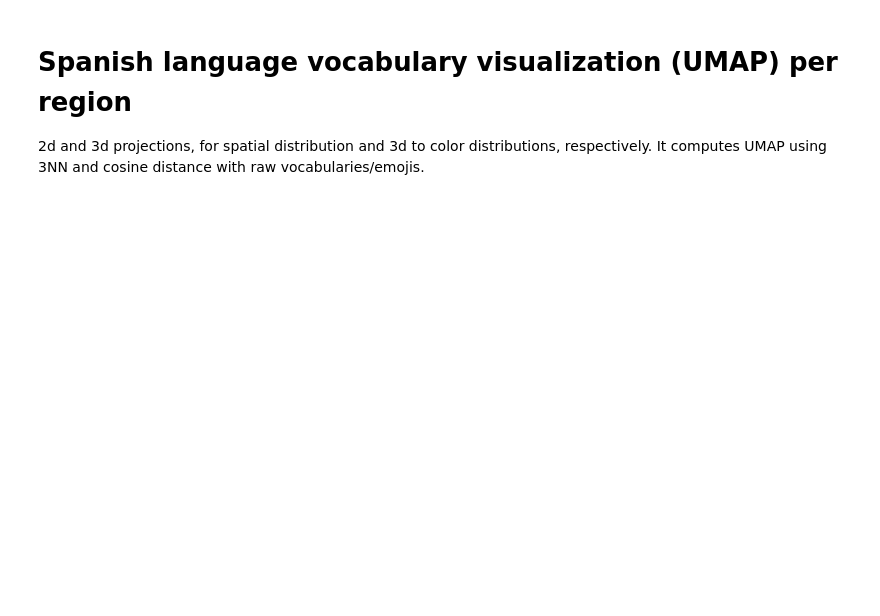
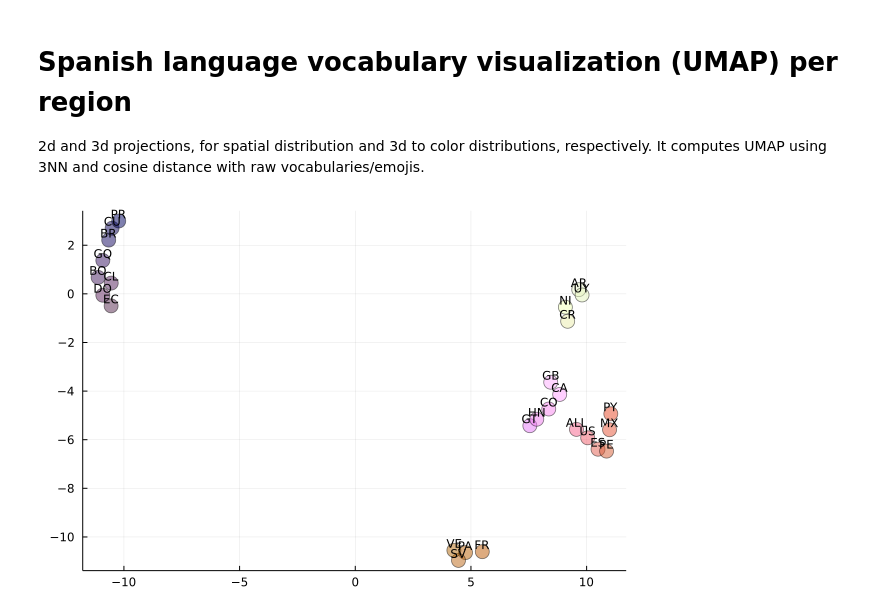
Before and after one commit to INGEOTEC/RegionalSpanish, a Jupyter notebook: notebooks/vocabularies.ipynb, the cells around one changed output. Drawn from its saved outputs; the diff is of its cells as text; code cells hidden in the pictures; blank space fills up the shorter version.

Commit message:
adds fmt=:png to allow notebooks to show figures without actually ran

```diff
--- a/notebooks/vocabularies.ipynb
+++ b/notebooks/vocabularies.ipynb
@@ -130,10 +130,12 @@ end
 # %%
 min_dist = 0.03
 n_neighbors = 3
-metric = :precomputed
+#metric = :precomputed
 
-X = umap(A; n_neighbors, metric, min_dist)
-C = umap(A, 3; n_neighbors, metric, min_dist)
+index = ExhaustiveSearch(; db=A, dist=L2Distance())
+X = umap(index; n_neighbors, min_dist)
+C = umap(index, 3; n_neighbors, min_dist)
+
 #C .= C .+ 5
 
 for i in (1, 2, 3)
@@ -169,4 +185,6 @@ C = [RGB(c...) for c in eachcol(C)]
 2d and 3d projections, for spatial distribution and 3d to color distributions, respectively.
 It computes UMAP using 3NN and cosine distance with raw vocabularies/emojis.
 # %%
-scatter(X[1, :], X[2, :], c=C, label="", series_annotations=text.(cclist, :bottom), ms=6, ma=0.7)
+scatter(X[1, :], X[2, :], c=C, label="", series_annotations=text.(cclist, :bottom, 8), ms=8, ma=0.5, la=0.5, alpha=0.5, fmt=:png)
+# %% [output]
+[figure, added]
```
Also changed, not shown: parts of 2 cells of this notebook, 1 other file.
